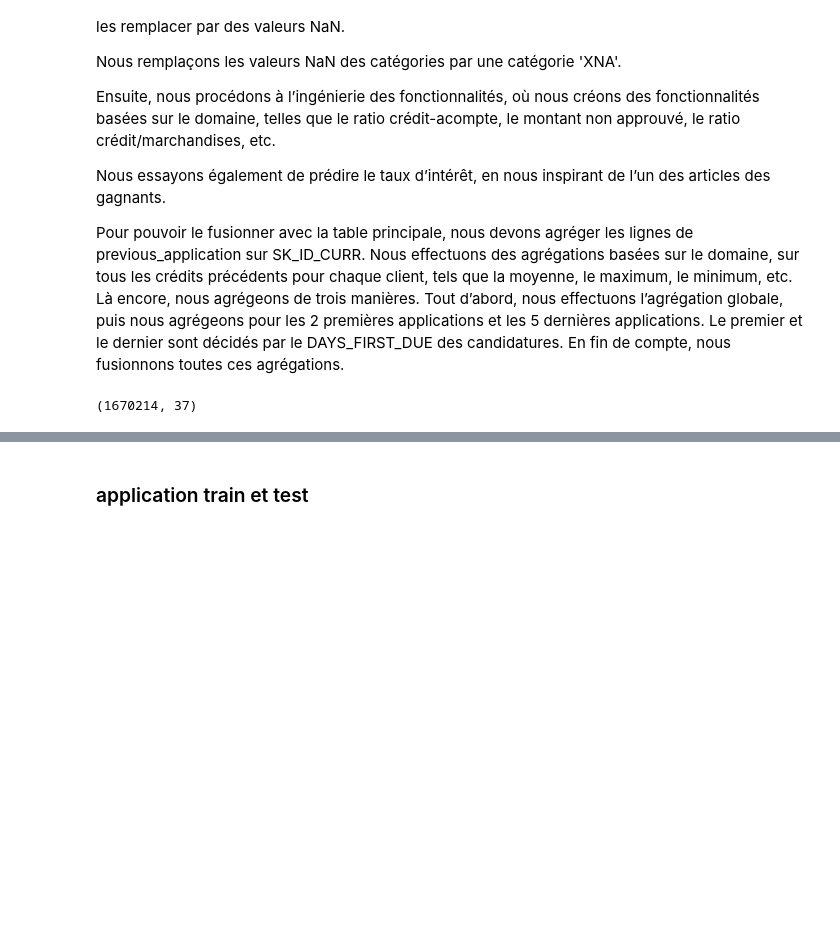
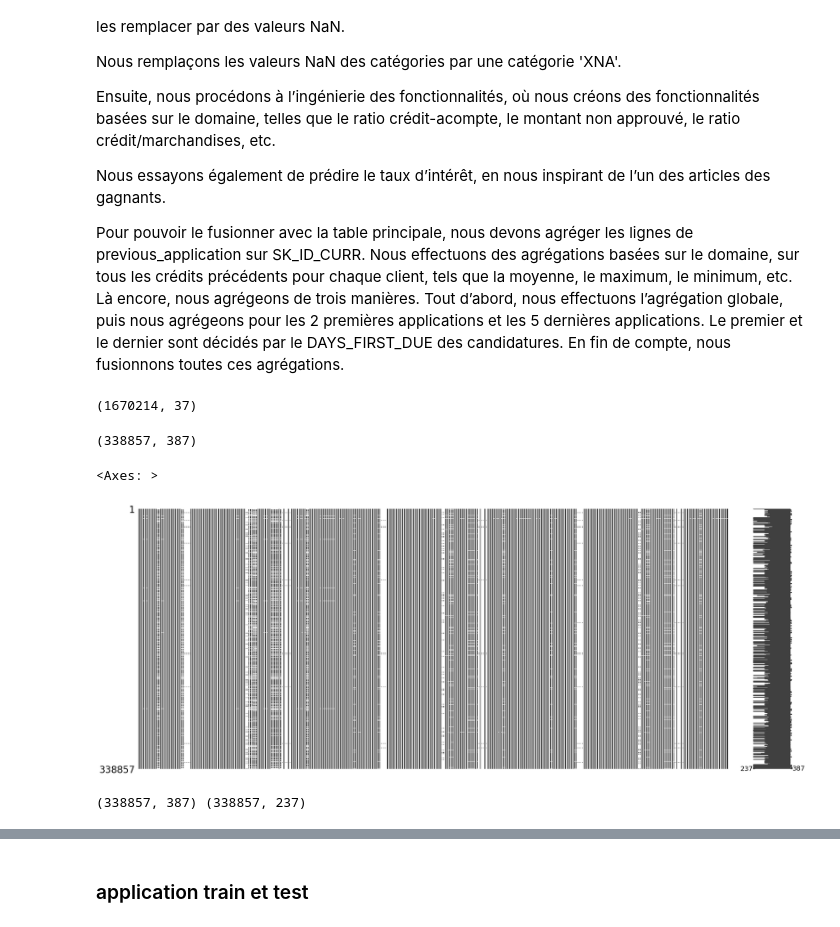
Before and after one commit to ASAKHRI/ProjetFilRouge, a Jupyter notebook: fEngeneering.ipynb, the cells around one changed output, grey strips where cells are left out. Drawn from its saved outputs; the diff is of its cells as text; code cells hidden in the pictures; blank space fills up the shorter version.

```diff
--- a/fEngeneering.ipynb
+++ b/fEngeneering.ipynb
@@ -517,3 +523,17 @@ group_all.columns = ['_'.join(ele).upper() + '_ALL' for ele in group_all.columns
 #merging all the applications
 previous_application_aggregated = group_last_3.merge(group_first_3, on = 'SK_ID_CURR', how = 'outer')
 previous_application_aggregated = previous_application_aggregated.merge(group_all, on = 'SK_ID_CURR', how = 'outer')
+# %%
+previous_application_aggregated.shape
+# %% [output]
+(338857, 387)
+# %%
+msno.matrix(previous_application_aggregated)
+# %% [output]
+<Axes: >
+[figure, added]
+# %%
+previous_application_aggregated = supprimer_colonnes_manquantes(previous_application_aggregated, 0.001)
+print(previous_application_aggregated.shape,A.shape)
+# %% [output]
+(338857, 387) (338857, 237)
```
Also changed, not shown: parts of 28 cells of this notebook, 1 other file.
